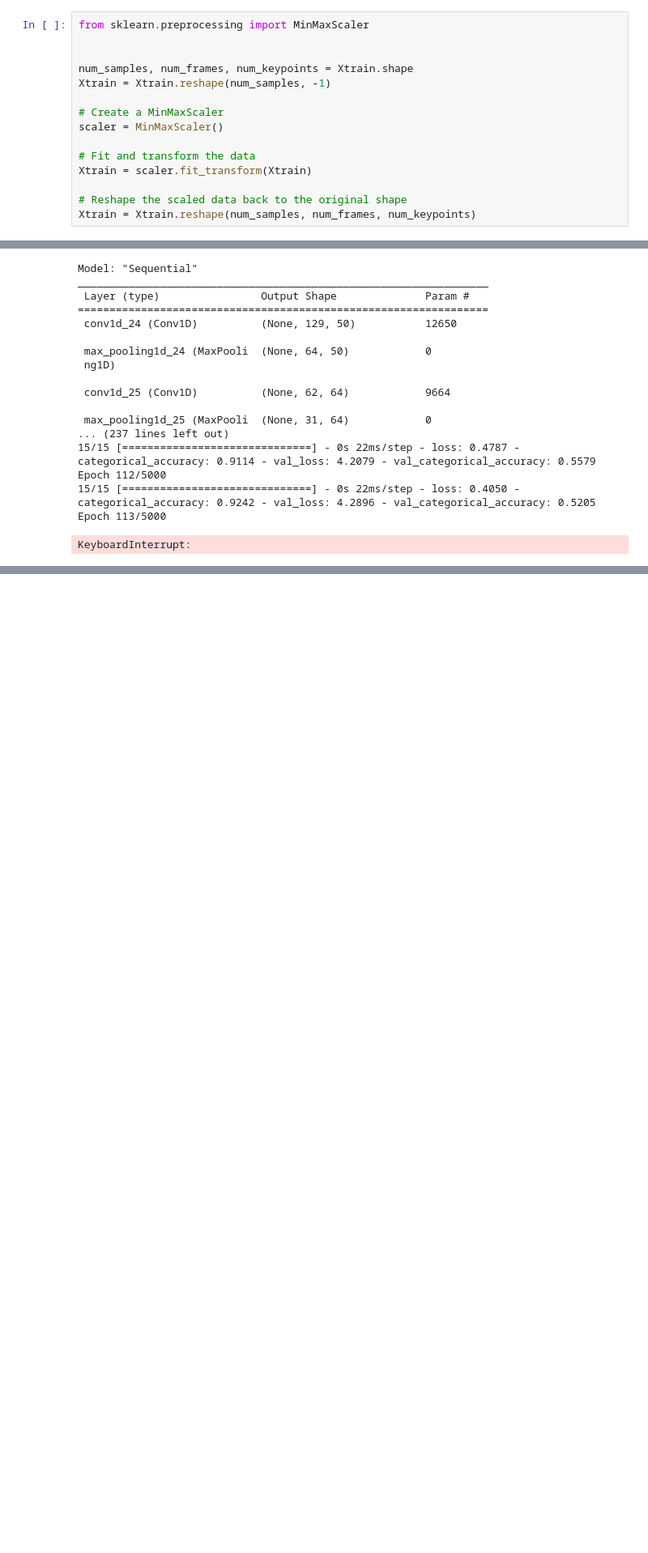
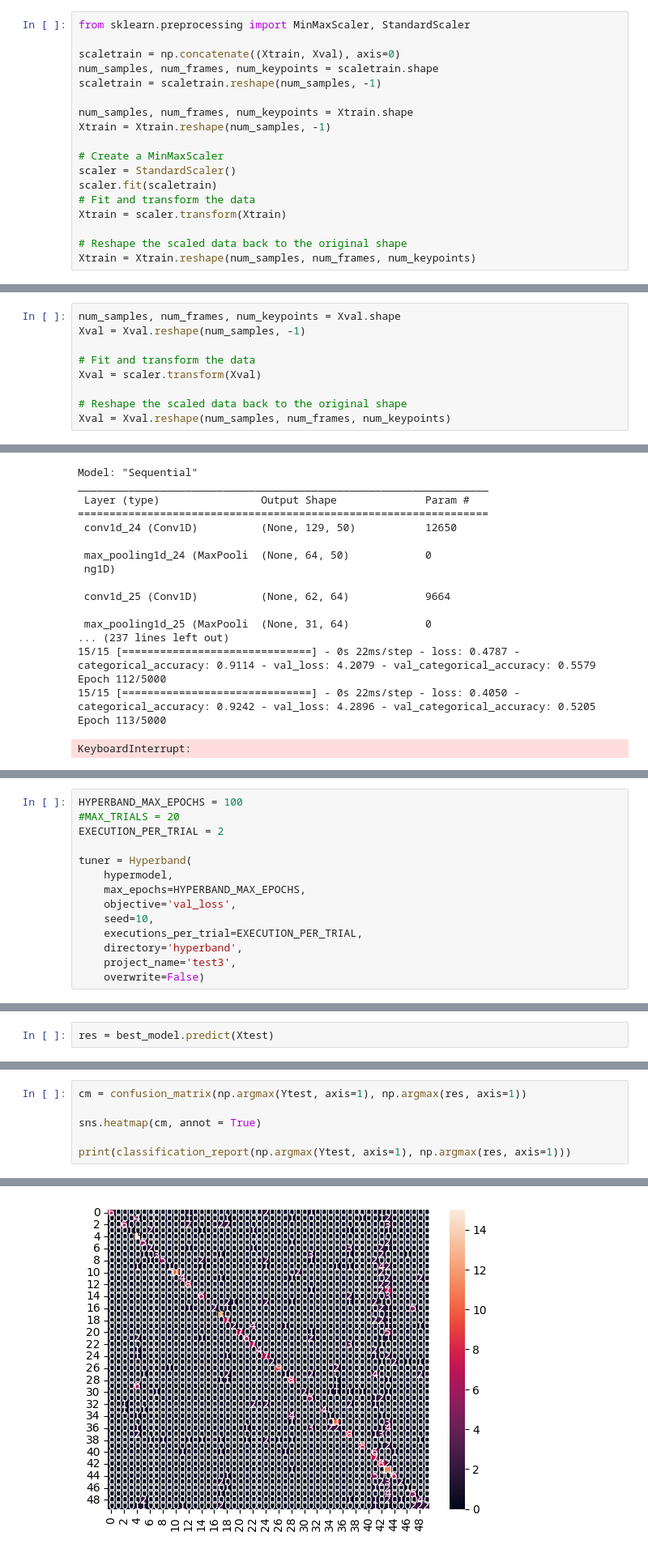
Before and after one commit to kristiany45/DAP_Github, a Jupyter notebook: tests mediapipe/Mediapipe ASL Citizen-Hands.ipynb, the cells around one changed output, grey strips where cells are left out. Shown at 81% size. Cells and saved outputs as stored; diff of their text form; blank space fills up the shorter version.

Commit message:
CNN+GRU HYPERPARAMETER TUNNING
Added CNN+GRU Hyperparameter Tunning, Minmax Scaler, replaced by Standard Scaler, Tensorflow downgraded from 2.12 to 2.10

```diff
--- a/tests mediapipe/Mediapipe ASL Citizen-Hands.ipynb
+++ b/tests mediapipe/Mediapipe ASL Citizen-Hands.ipynb
@@ -1295,15 +1320,18 @@ print(Yval.shape)
 # %%
-from sklearn.preprocessing import MinMaxScaler
+from sklearn.preprocessing import MinMaxScaler, StandardScaler
 
+scaletrain = np.concatenate((Xtrain, Xval), axis=0)
+num_samples, num_frames, num_keypoints = scaletrain.shape
+scaletrain = scaletrain.reshape(num_samples, -1)
 
 num_samples, num_frames, num_keypoints = Xtrain.shape
 Xtrain = Xtrain.reshape(num_samples, -1)
 
 # Create a MinMaxScaler
-scaler = MinMaxScaler()
-
+scaler = StandardScaler()
+scaler.fit(scaletrain)
 # Fit and transform the data
-Xtrain = scaler.fit_transform(Xtrain)
+Xtrain = scaler.transform(Xtrain)
 
 # Reshape the scaled data back to the original shape
 Xtrain = Xtrain.reshape(num_samples, num_frames, num_keypoints)
@@ -1324,0 +1338,9 @@ Xval = Xval.reshape(num_samples, num_frames, num_keypoints)
+# %%
+num_samples, num_frames, num_keypoints = Xval.shape
+Xval = Xval.reshape(num_samples, -1)
+
+# Fit and transform the data
+Xval = scaler.transform(Xval)
+
+# Reshape the scaled data back to the original shape
+Xval = Xval.reshape(num_samples, num_frames, num_keypoints)
@@ -2465,0 +2457,14 @@ Epoch 17/34
+# %%
+HYPERBAND_MAX_EPOCHS = 100
+#MAX_TRIALS = 20
+EXECUTION_PER_TRIAL = 2
+
+tuner = Hyperband(
+    hypermodel,
+    max_epochs=HYPERBAND_MAX_EPOCHS,
+    objective='val_loss',
+    seed=10,
+    executions_per_trial=EXECUTION_PER_TRIAL,
+    directory='hyperband',
+    project_name='test3',
+    overwrite=False)
@@ -2465,0 +2544,2 @@ Epoch 17/34
+# %%
+res = best_model.predict(Xtest)
@@ -2465,0 +2551,7 @@ Epoch 17/34
+# %%
+cm = confusion_matrix(np.argmax(Ytest, axis=1), np.argmax(res, axis=1))
+
+sns.heatmap(cm, annot = True)
+
+print(classification_report(np.argmax(Ytest, axis=1), np.argmax(res, axis=1)))
+# %% [output]
@@ -2465,0 +2575 @@ Epoch 17/34
+[figure, added]
```
Also changed, not shown: parts of 191 cells of this notebook.
